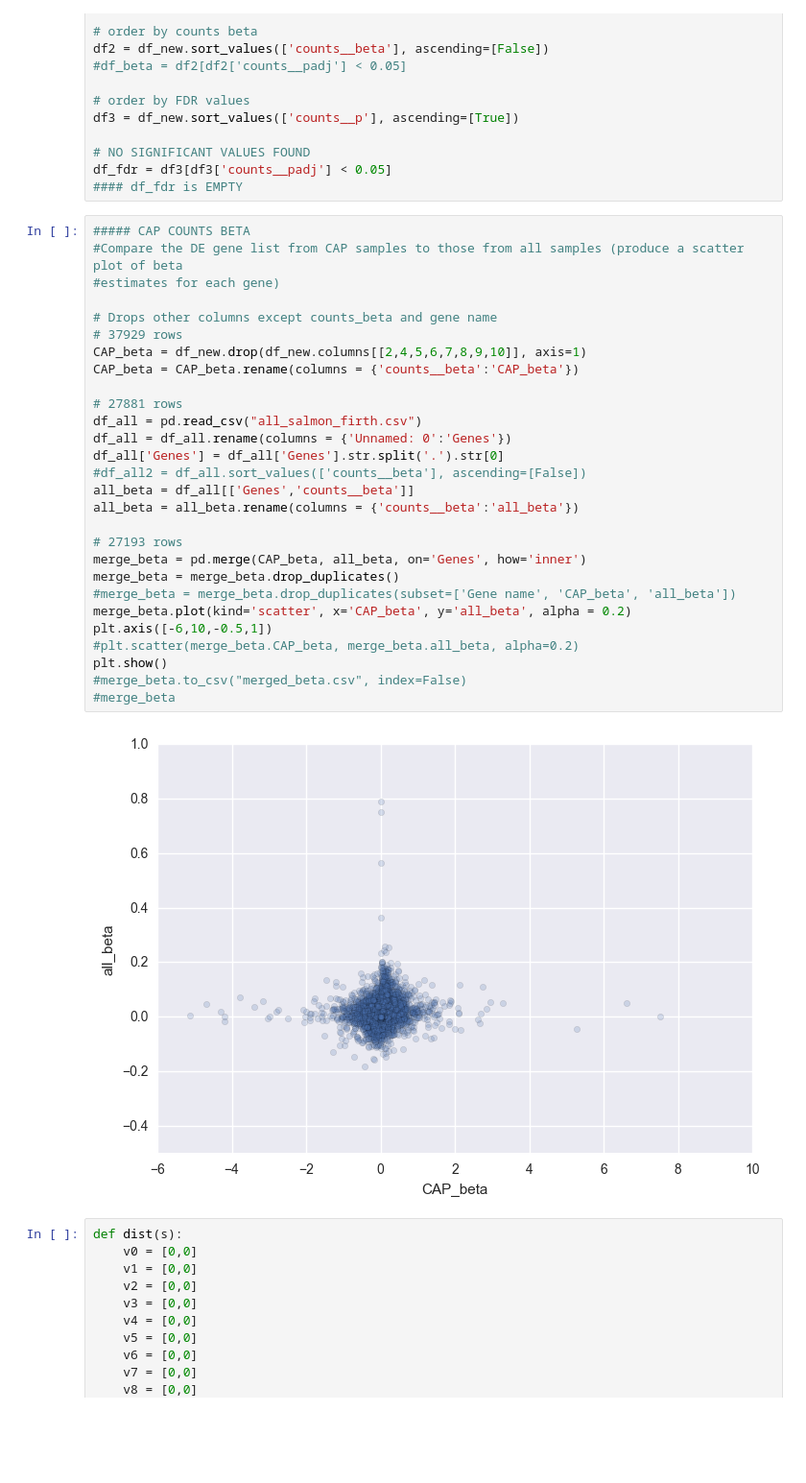
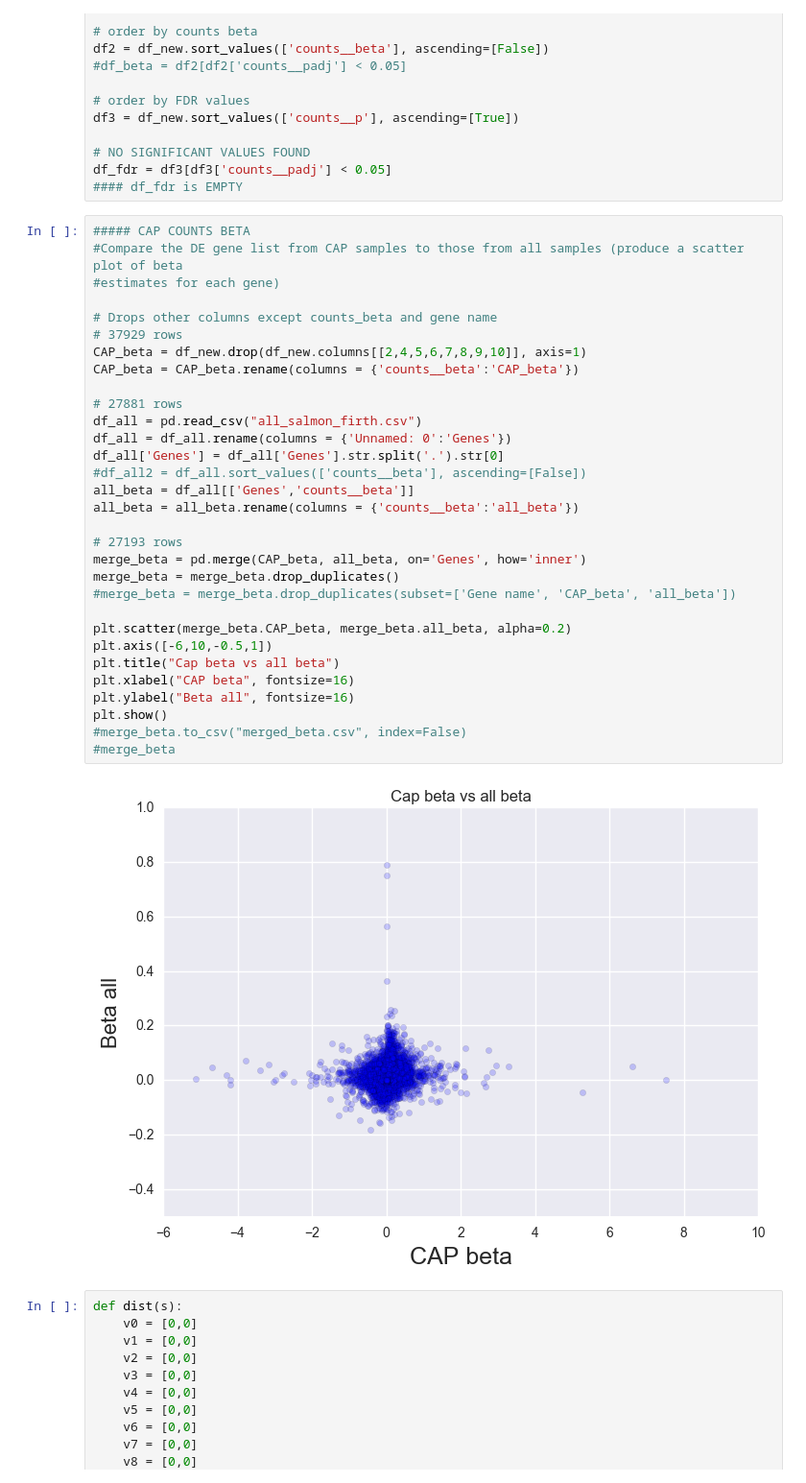
Before and after one commit to MalikYaseenM/HDvsCtrl, a Jupyter notebook: analysis/CAP_Analysis/CAP_Analysis.ipynb, the cells around one changed output. Shown at 96% size. Drawn from its saved outputs; the diff is of its cells as text; blank space fills up the shorter version.

```diff
--- a/analysis/CAP_Analysis/CAP_Analysis.ipynb
+++ b/analysis/CAP_Analysis/CAP_Analysis.ipynb
@@ -84,33 +84,36 @@ df_fdr = df3[df3['counts__padj'] < 0.05]
 # %%
 ##### CAP COUNTS BETA
 #Compare the DE gene list from CAP samples to those from all samples (produce a scatter plot of beta
 #estimates for each gene)
 
 # Drops other columns except counts_beta and gene name
 # 37929 rows
 CAP_beta = df_new.drop(df_new.columns[[2,4,5,6,7,8,9,10]], axis=1)
 CAP_beta = CAP_beta.rename(columns = {'counts__beta':'CAP_beta'})
 
 # 27881 rows
 df_all = pd.read_csv("all_salmon_firth.csv")
 df_all = df_all.rename(columns = {'Unnamed: 0':'Genes'})
 df_all['Genes'] = df_all['Genes'].str.split('.').str[0]
 #df_all2 = df_all.sort_values(['counts__beta'], ascending=[False])
 all_beta = df_all[['Genes','counts__beta']]
 all_beta = all_beta.rename(columns = {'counts__beta':'all_beta'})
 
 # 27193 rows
 merge_beta = pd.merge(CAP_beta, all_beta, on='Genes', how='inner')
 merge_beta = merge_beta.drop_duplicates()
 #merge_beta = merge_beta.drop_duplicates(subset=['Gene name', 'CAP_beta', 'all_beta'])
-merge_beta.plot(kind='scatter', x='CAP_beta', y='all_beta', alpha = 0.2)
+
+plt.scatter(merge_beta.CAP_beta, merge_beta.all_beta, alpha=0.2)
 plt.axis([-6,10,-0.5,1])
-#plt.scatter(merge_beta.CAP_beta, merge_beta.all_beta, alpha=0.2)
+plt.title("Cap beta vs all beta")
+plt.xlabel("CAP beta", fontsize=16)
+plt.ylabel("Beta all", fontsize=16)
 plt.show()
 #merge_beta.to_csv("merged_beta.csv", index=False)
 #merge_beta
 # %% [output]
-[figure, old version]
+[figure, new version]
 # %%
 def dist(s):
     v0 = [0,0]
```
Also changed, not shown: parts of 10 cells of this notebook.
